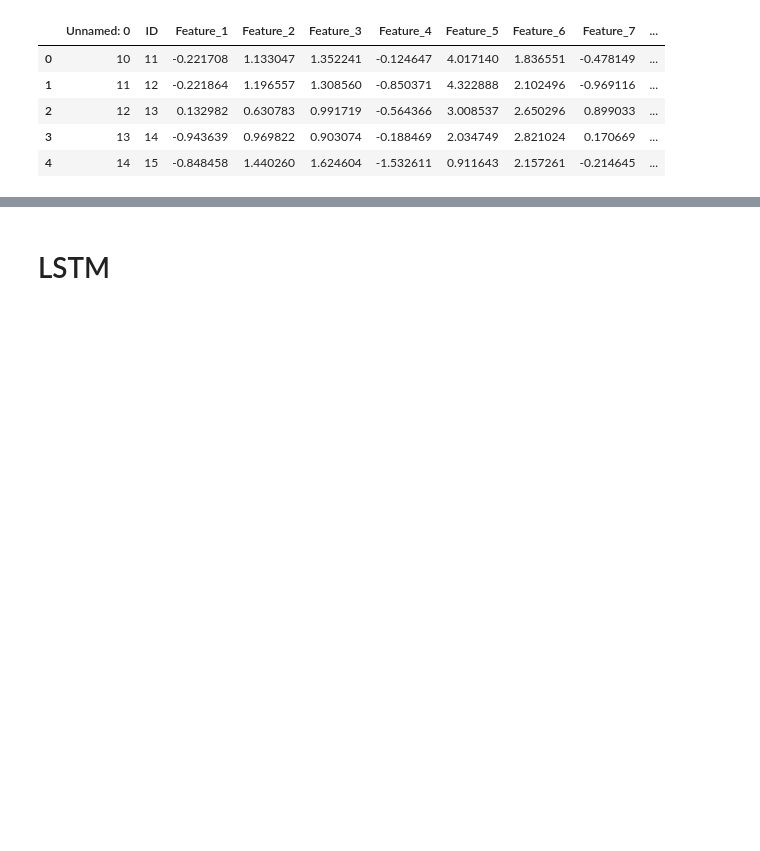
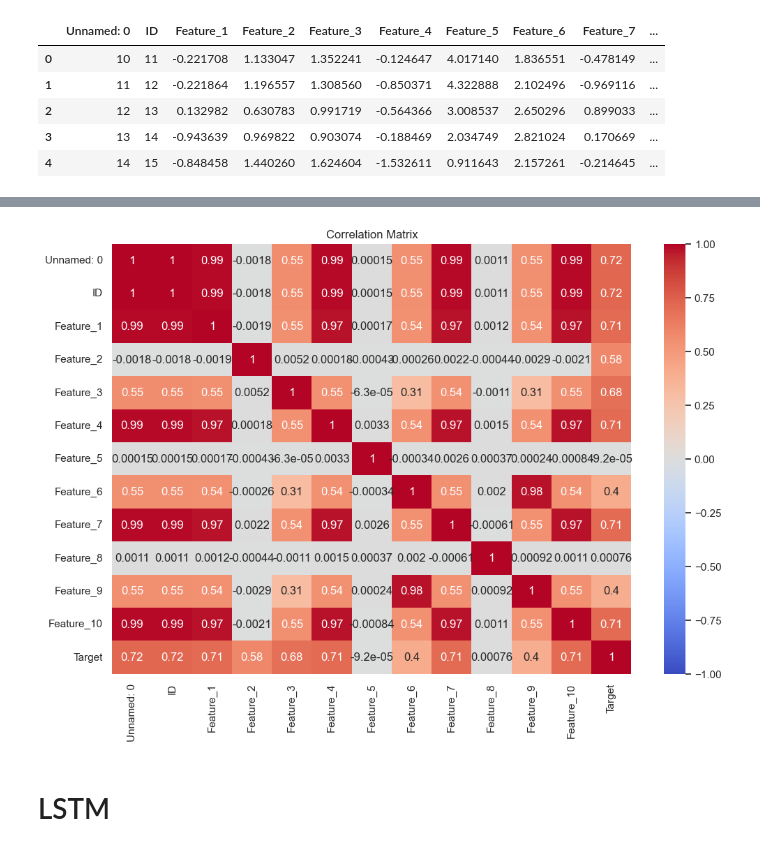
Before and after one commit to eliottvalette/NOTEBOOK-Maker, a Jupyter notebook: Output/exe_C_1_csv_time_series.ipynb, the cells around one changed output, grey strips where cells are left out. Cells and saved outputs as stored; diff of their text form; code cells hidden in the pictures; blank space fills up the shorter version.

```diff
--- a/Output/exe_C_1_csv_time_series.ipynb
+++ b/Output/exe_C_1_csv_time_series.ipynb
@@ -28,7 +28,3 @@ Column names: ['Unnamed: 0', 'ID', 'Feature_1', 'Feature_2', 'Feature_3', 'Featu
 | 2 | 12 | 13 | 0.132982 | 0.630783 | 0.991719 | -0.564366 | 3.008537 | 2.650296 | 0.899033 | ... |
 | 3 | 13 | 14 | -0.943639 | 0.969822 | 0.903074 | -0.188469 | 2.034749 | 2.821024 | 0.170669 | ... |
 | 4 | 14 | 15 | -0.848458 | 1.440260 | 1.624604 | -1.532611 | 0.911643 | 2.157261 | -0.214645 | ... |
-# %%
-# Transform categorical columns to numerical
-df = pd.get_dummies(df)
-df.head()
@@ -41,0 +31,9 @@ df.head()
+# %%
+# Transform categorical columns to numerical
+from sklearn.preprocessing import LabelEncoder
+label_encoders = {}
+for col in df.select_dtypes(include=['object', 'category']).columns:
+    le = LabelEncoder()
+    df[col] = le.fit_transform(df[col])
+    label_encoders[col] = le
+df.head()
@@ -42,3 +47,12 @@ df.head()
+# %%
+# Display correlation matrix
+corr_matrix = df.corr()
+plt.figure(figsize=(12, 8))
+sns.heatmap(corr_matrix, annot=True, cmap='coolwarm', vmin=-1, vmax=1)
+plt.title('Correlation Matrix')
+plt.show()
+# %% [output]
+[figure, added]
 # %% [markdown]
 # LSTM
 # %%
```
Also changed, not shown: parts of 4 cells of this notebook, 16 other files.
